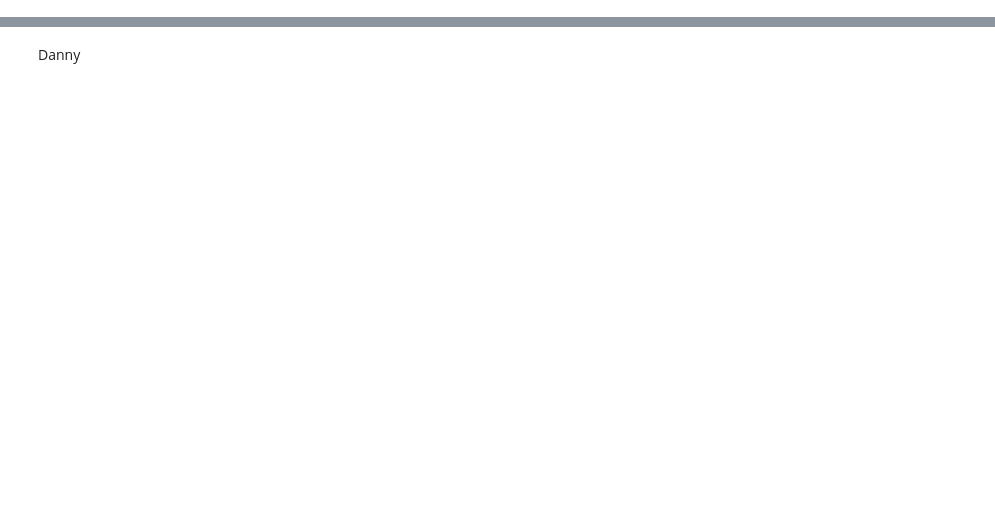
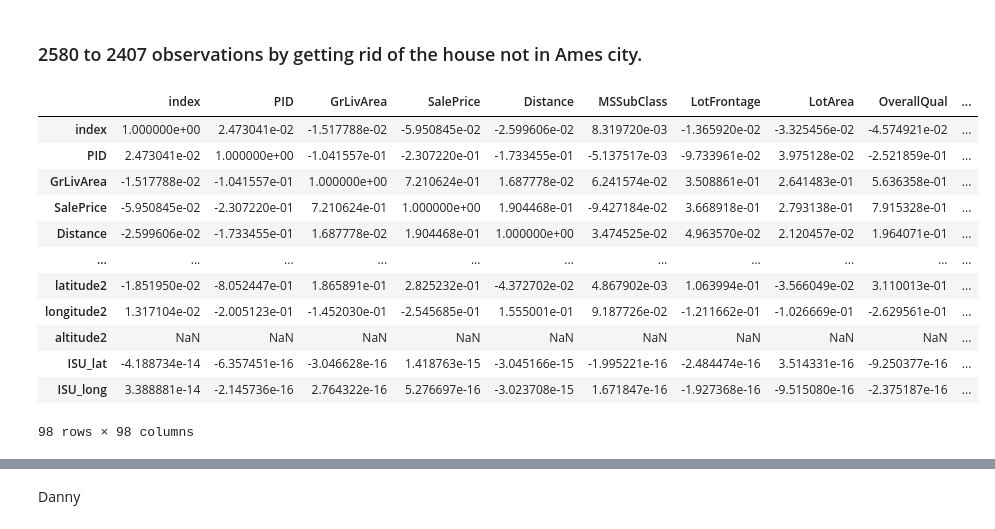
Before and after one commit to danieljinchoy/ames_housing_ml, a Jupyter notebook: Analysis.ipynb, the cells around one changed output, grey strips where cells are left out. Drawn from its saved outputs; the diff is of its cells as text; code cells hidden in the pictures; blank space fills up the shorter version.

```diff
--- a/Analysis.ipynb
+++ b/Analysis.ipynb
@@ -12,0 +176,18 @@ real_estate = pd.read_csv('../data/Ames_Real_Estate_Data.csv', index_col = 0)
+# %% [markdown]
+### 2580 to 2407 observations by getting rid of the house not in Ames city.
+# %%
+house_df.corr()
+# %% [output]
+|  | index | PID | GrLivArea | SalePrice | Distance | MSSubClass | LotFrontage | LotArea | OverallQual | ... |
+| index | 1.000000e+00 | 2.473041e-02 | -1.517788e-02 | -5.950845e-02 | -2.599606e-02 | 8.319720e-03 | -1.365920e-02 | -3.325456e-02 | -4.574921e-02 | ... |
+| PID | 2.473041e-02 | 1.000000e+00 | -1.041557e-01 | -2.307220e-01 | -1.733455e-01 | -5.137517e-03 | -9.733961e-02 | 3.975128e-02 | -2.521859e-01 | ... |
+| GrLivArea | -1.517788e-02 | -1.041557e-01 | 1.000000e+00 | 7.210624e-01 | 1.687778e-02 | 6.241574e-02 | 3.508861e-01 | 2.641483e-01 | 5.636358e-01 | ... |
+| SalePrice | -5.950845e-02 | -2.307220e-01 | 7.210624e-01 | 1.000000e+00 | 1.904468e-01 | -9.427184e-02 | 3.668918e-01 | 2.793138e-01 | 7.915328e-01 | ... |
+| Distance | -2.599606e-02 | -1.733455e-01 | 1.687778e-02 | 1.904468e-01 | 1.000000e+00 | 3.474525e-02 | 4.963570e-02 | 2.120457e-02 | 1.964071e-01 | ... |
+| ... | ... | ... | ... | ... | ... | ... | ... | ... | ... | ... |
+| latitude2 | -1.851950e-02 | -8.052447e-01 | 1.865891e-01 | 2.825232e-01 | -4.372702e-02 | 4.867902e-03 | 1.063994e-01 | -3.566049e-02 | 3.110013e-01 | ... |
+| longitude2 | 1.317104e-02 | -2.005123e-01 | -1.452030e-01 | -2.545685e-01 | 1.555001e-01 | 9.187726e-02 | -1.211662e-01 | -1.026669e-01 | -2.629561e-01 | ... |
+| altitude2 | NaN | NaN | NaN | NaN | NaN | NaN | NaN | NaN | NaN | ... |
+| ISU_lat | -4.188734e-14 | -6.357451e-16 | -3.046628e-16 | 1.418763e-15 | -3.045166e-15 | -1.995221e-16 | -2.484474e-16 | 3.514331e-16 | -9.250377e-16 | ... |
+| ISU_long | 3.388881e-14 | -2.145736e-16 | 2.764322e-16 | 5.276697e-16 | -3.023708e-15 | 1.671847e-16 | -1.927368e-16 | -9.515080e-16 | -2.375187e-16 | ... |
+98 rows × 98 columns
```
Also changed, not shown: parts of 86 cells of this notebook, 7 other files.
